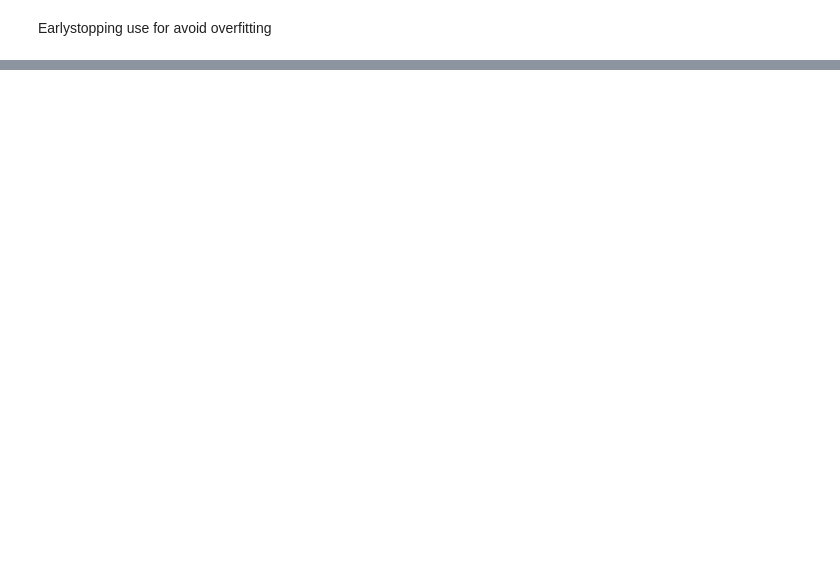
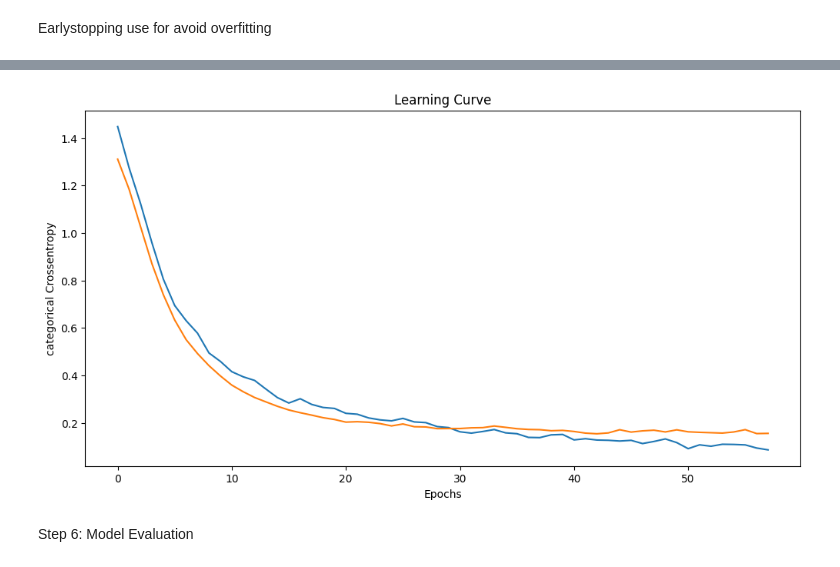
Before and after one commit to Shivam4681/DeepLearning-Programs, a Jupyter notebook: Multiclass_Classification_Keras.ipynb, the cells around one changed output, grey strips where cells are left out. Cells and saved outputs as stored; diff of their text form; code cells hidden in the pictures; blank space fills up the shorter version.

```diff
--- a/Multiclass_Classification_Keras.ipynb
+++ b/Multiclass_Classification_Keras.ipynb
@@ -227,7 +227,11 @@ Trainable params: 3556 (13.89 KB)
 Non-trainable params: 0 (0.00 Byte)
 _________________________________________________________________
 # %%
-model.compile(optimizer='adam', loss='Categorical_crossentropy', metrics=['accuracy'])
+model.compile(optimizer='adam',
+              loss='categorical_crossentropy',
+              metrics=['accuracy'])
 # %%
 # Add early Stopping
 es = EarlyStopping(monitor='val_loss', patience=15)
+# %%
+hist = model.fit(x_train, ytrain_cat, validation_split=0.2, epochs=200, callbacks=[es])
@@ -233,0 +256,13 @@ es = EarlyStopping(monitor='val_loss', patience=15)
+# %%
+import matplotlib.pyplot as plt
+plt.figure(figsize=(12, 6))
+plt.plot(hist.history['loss'], label='Train Loss')
+plt.plot(hist.history['val_loss'], label='validation Loss')
+plt.xlabel('Epochs')
+plt.ylabel('categorical Crossentropy')
+plt.title('Learning Curve')
+plt.show()
+# %% [output]
+[figure, added]
+# %% [markdown]
+Step 6: Model Evaluation
```
Also changed, not shown: parts of 31 cells of this notebook.
